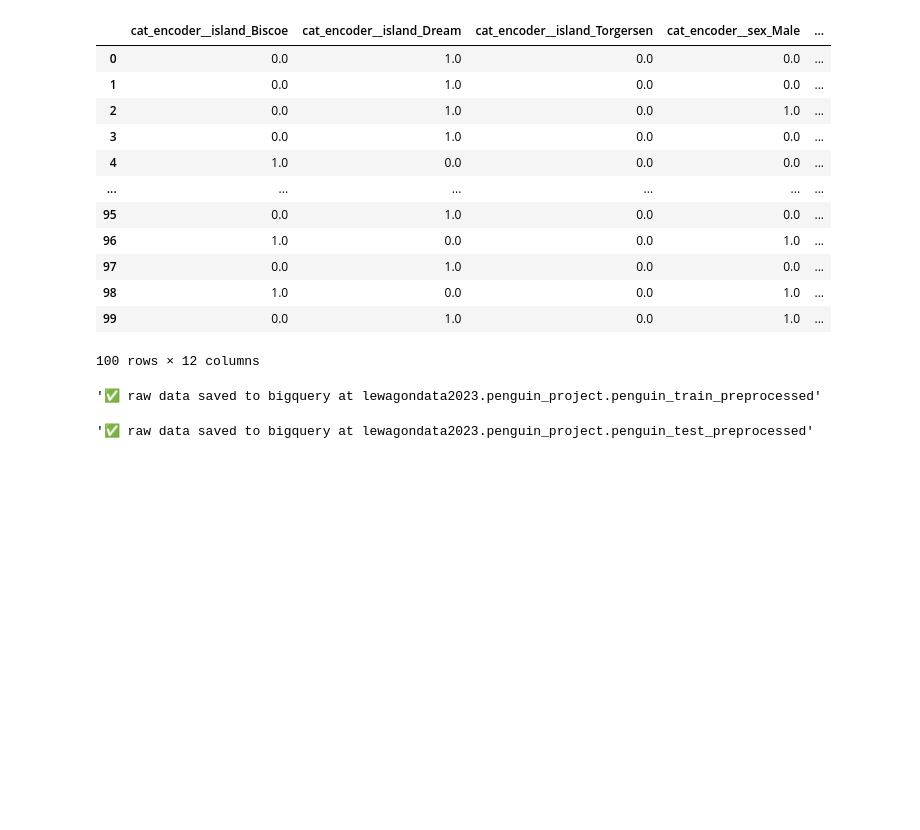
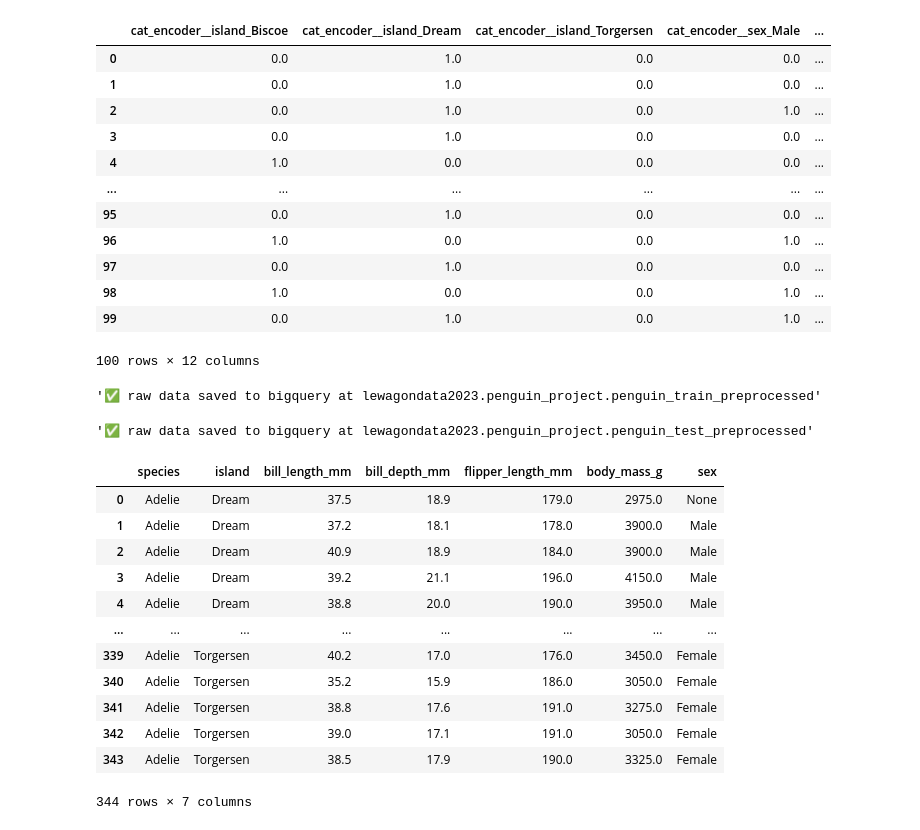
Before and after one commit to amandamaurell/google-cloud-package-classification, a Jupyter notebook: notebooks/simple_code.ipynb, the cells around one changed output. Saved outputs shown, nothing was run; the diff lists cells and outputs as text; code cells hidden in the pictures; blank space fills up the shorter version.

Commit message:
Created a upload_data function and tested it.

```diff
--- a/notebooks/simple_code.ipynb
+++ b/notebooks/simple_code.ipynb
@@ -323,3 +323,32 @@ upload_data(preprocessed_df_train, 'penguin_train_preprocessed')
 upload_data(preprocessed_df_test, 'penguin_test_preprocessed')
 # %% [output]
 '✅ raw data saved to bigquery at lewagondata2023.penguin_project.penguin_test_preprocessed'
+# %%
+#testing load the data from BQ
+from google.cloud import bigquery
+
+query = f"""
+    SELECT *
+    FROM {GCP_PROJECT}.{BQ_DATASET}.{BQ_TABLE}
+    """
+
+client = bigquery.Client(project=GCP_PROJECT)
+query_job = client.query(query)
+result = query_job.result()
+df = result.to_dataframe()
+# %%
+df
+# %% [output]
+|  | species | island | bill_length_mm | bill_depth_mm | flipper_length_mm | body_mass_g | sex |
+| 0 | Adelie | Dream | 37.5 | 18.9 | 179.0 | 2975.0 | None |
+| 1 | Adelie | Dream | 37.2 | 18.1 | 178.0 | 3900.0 | Male |
+| 2 | Adelie | Dream | 40.9 | 18.9 | 184.0 | 3900.0 | Male |
+| 3 | Adelie | Dream | 39.2 | 21.1 | 196.0 | 4150.0 | Male |
+| 4 | Adelie | Dream | 38.8 | 20.0 | 190.0 | 3950.0 | Male |
+| ... | ... | ... | ... | ... | ... | ... | ... |
+| 339 | Adelie | Torgersen | 40.2 | 17.0 | 176.0 | 3450.0 | Female |
+| 340 | Adelie | Torgersen | 35.2 | 15.9 | 186.0 | 3050.0 | Female |
+| 341 | Adelie | Torgersen | 38.8 | 17.6 | 191.0 | 3275.0 | Female |
+| 342 | Adelie | Torgersen | 39.0 | 17.1 | 191.0 | 3050.0 | Female |
+| 343 | Adelie | Torgersen | 38.5 | 17.9 | 190.0 | 3325.0 | Female |
+344 rows × 7 columns
```
Also changed, not shown: parts of 1 cell of this notebook, 1 other file.
